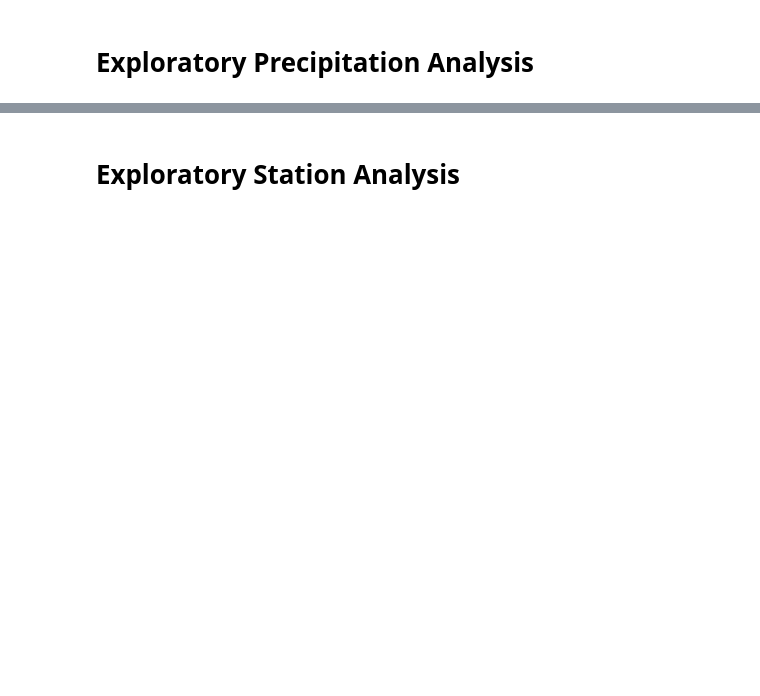
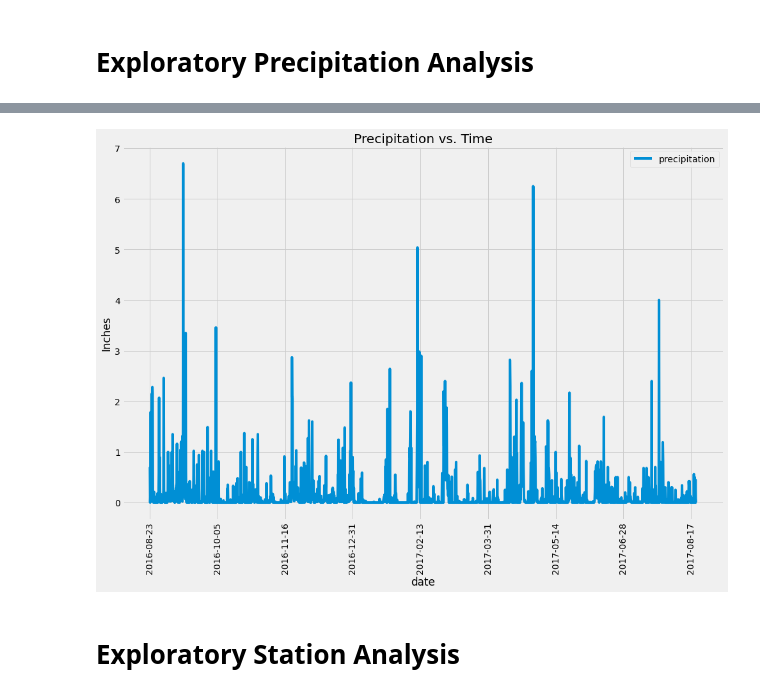
Before and after one commit to chrispope12391/SQLalchemy-Challenge, a Jupyter notebook: climate_starter.ipynb, the cells around one changed output, grey strips where cells are left out. Cells and saved outputs as stored; diff of their text form; code cells hidden in the pictures; blank space fills up the shorter version.

```diff
--- a/climate_starter.ipynb
+++ b/climate_starter.ipynb
@@ -77,7 +151,7 @@ twelve_measure_clean.sort_values('date', ascending=False)
 # Starting from the most recent data point in the database.
 
 # Calculate the date one year from the last date in data set.
-twelve_measure = recent_measure_df.loc[recent_measure_df['date'] > '2016-08-23']
+twelve_measure = recent_measure_df.loc[recent_measure_df['date'] > '2016-08-22']
 
 
 # Perform a query to retrieve the data and precipitation scores
@@ -117,3 +211,17 @@ plt.show()
+# %%
+new_clean = sort_clean[['date', 'prcp']]
+new_clean_two = new_clean.rename(columns={'prcp':'precipitation'})
+
+new_df = new_clean_two.set_index('date')
+# %%
+plot_twelve = new_df.plot(figsize=(15,10))
+plt.xticks(rotation=90)
+plt.title('Precipitation vs. Time')
+plt.ylabel("Inches")
+plt.grid(True)
+plt.show()
+# %% [output]
+[figure, added]
 # %% [markdown]
 # Exploratory Station Analysis
 # %%
```
Also changed, not shown: parts of 23 cells of this notebook.
